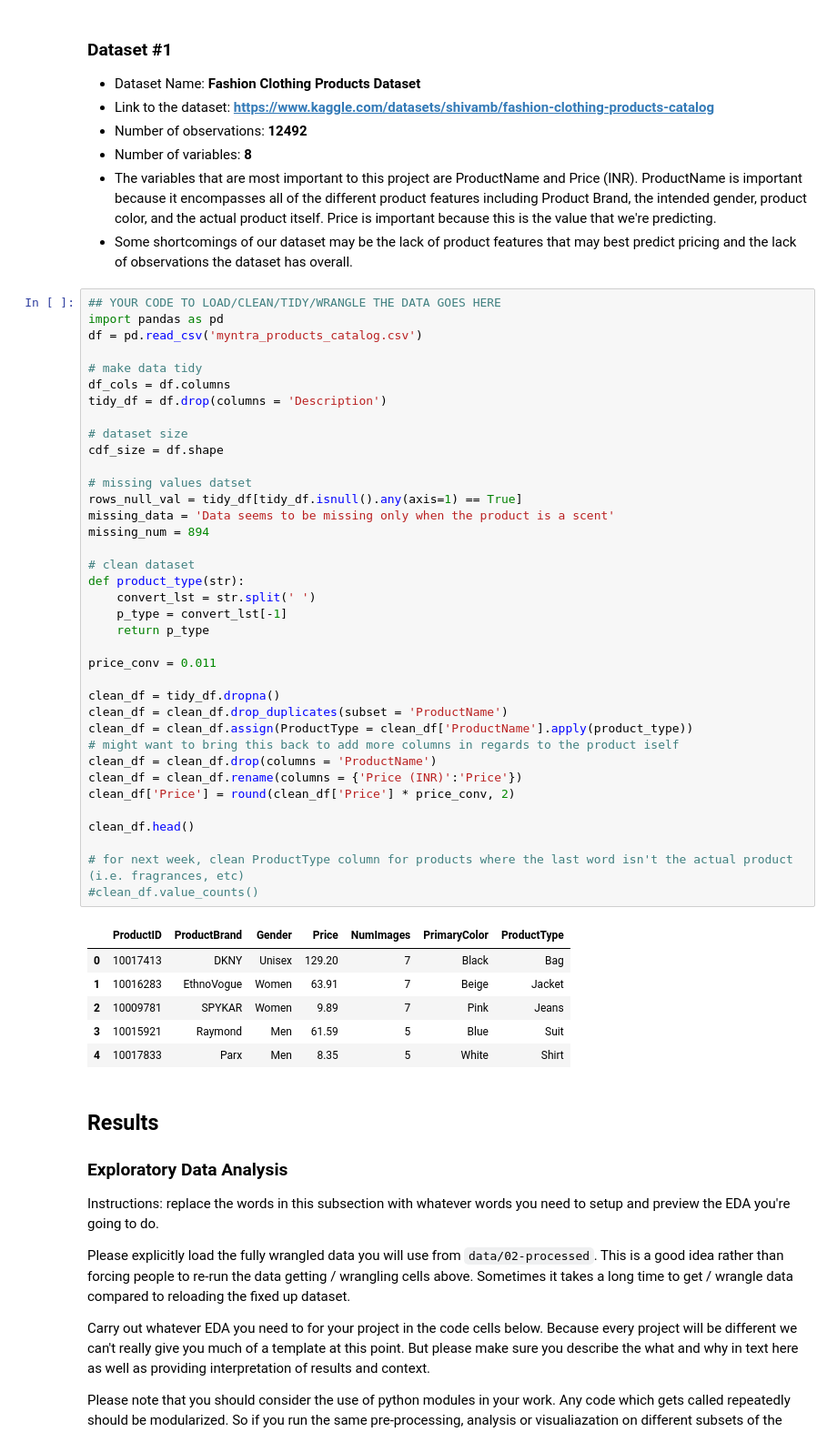
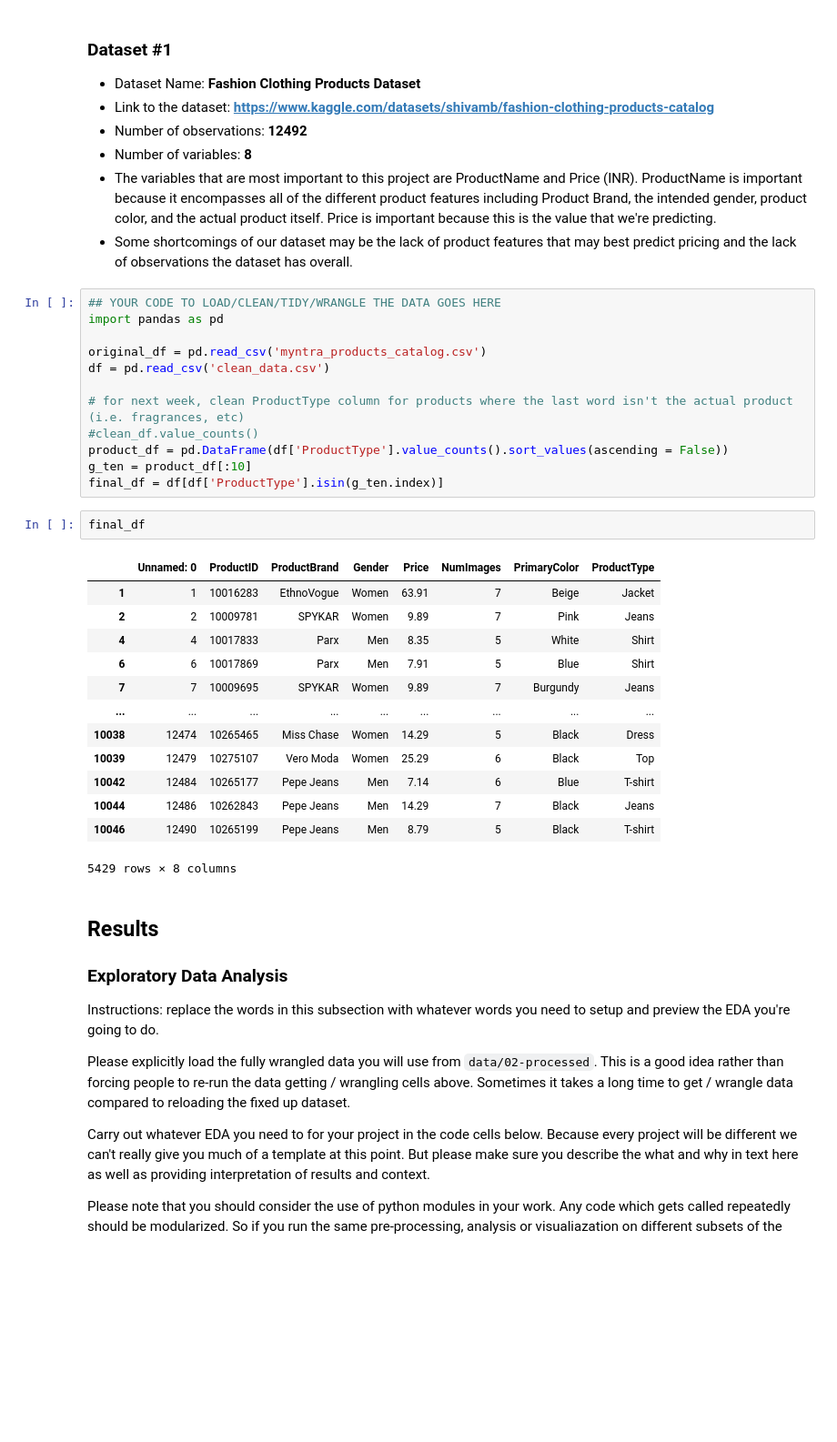
Before and after one commit to COGS108/Group034_WI26, a Jupyter notebook: 02-EDACheckpoint.ipynb, the cells around one changed output. Shown at 91% size. Saved outputs shown, nothing was run; the diff lists cells and outputs as text; blank space fills up the shorter version.

Commit message:
final cleaning/wrangling

```diff
--- a/02-EDACheckpoint.ipynb
+++ b/02-EDACheckpoint.ipynb
@@ -123,50 +123,34 @@ get_data.get_raw(datafiles,destination_directory='data/00-raw/')
   - Number of variables: <b>8</b>
   - The variables that are most important to this project are ProductName and Price (INR). ProductName is important because it encompasses all of the different product features including Product Brand, the intended gender, product color, and the actual product itself. Price is important because this is the value that we're predicting.
   - Some shortcomings of our dataset may be the lack of product features that may best predict pricing and the lack of observations the dataset has overall.
-# %%
-## YOUR CODE TO LOAD/CLEAN/TIDY/WRANGLE THE DATA GOES HERE
-import pandas as pd
-df = pd.read_csv('myntra_products_catalog.csv')
-
-# make data tidy
-df_cols = df.columns
-tidy_df = df.drop(columns = 'Description')
-
-# dataset size
-cdf_size = df.shape
-
-# missing values datset
-rows_null_val = tidy_df[tidy_df.isnull().any(axis=1) == True]
-missing_data = 'Data seems to be missing only when the product is a scent'
-missing_num = 894
-
-# clean dataset
-def product_type(str):
-    convert_lst = str.split(' ')
-    p_type = convert_lst[-1]
-    return p_type
-
-price_conv = 0.011
-
-clean_df = tidy_df.dropna()
-clean_df = clean_df.drop_duplicates(subset = 'ProductName')
-clean_df = clean_df.assign(ProductType = clean_df['ProductName'].apply(product_type))
-# might want to bring this back to add more columns in regards to the product iself
-clean_df = clean_df.drop(columns = 'ProductName')
-clean_df = clean_df.rename(columns = {'Price (INR)':'Price'})
-clean_df['Price'] = round(clean_df['Price'] * price_conv, 2)
-
-clean_df.head()
-
-# for next week, clean ProductType column for products where the last word isn't the actual product (i.e. fragrances, etc)
-#clean_df.value_counts()
-# %% [output]
-|  | ProductID | ProductBrand | Gender | Price | NumImages | PrimaryColor | ProductType |
-| 0 | 10017413 | DKNY | Unisex | 129.20 | 7 | Black | Bag |
-| 1 | 10016283 | EthnoVogue | Women | 63.91 | 7 | Beige | Jacket |
-| 2 | 10009781 | SPYKAR | Women | 9.89 | 7 | Pink | Jeans |
-| 3 | 10015921 | Raymond | Men | 61.59 | 5 | Blue | Suit |
-| 4 | 10017833 | Parx | Men | 8.35 | 5 | White | Shirt |
+# %%
+## YOUR CODE TO LOAD/CLEAN/TIDY/WRANGLE THE DATA GOES HERE
+import pandas as pd
+
+original_df = pd.read_csv('myntra_products_catalog.csv')
+df = pd.read_csv('clean_data.csv')
+
+# for next week, clean ProductType column for products where the last word isn't the actual product (i.e. fragrances, etc)
+#clean_df.value_counts()
+product_df = pd.DataFrame(df['ProductType'].value_counts().sort_values(ascending = False))
+g_ten = product_df[:10]
+final_df = df[df['ProductType'].isin(g_ten.index)]
+# %%
+final_df
+# %% [output]
+|  | Unnamed: 0 | ProductID | ProductBrand | Gender | Price | NumImages | PrimaryColor | ProductType |
+| 1 | 1 | 10016283 | EthnoVogue | Women | 63.91 | 7 | Beige | Jacket |
+| 2 | 2 | 10009781 | SPYKAR | Women | 9.89 | 7 | Pink | Jeans |
+| 4 | 4 | 10017833 | Parx | Men | 8.35 | 5 | White | Shirt |
+| 6 | 6 | 10017869 | Parx | Men | 7.91 | 5 | Blue | Shirt |
+| 7 | 7 | 10009695 | SPYKAR | Women | 9.89 | 7 | Burgundy | Jeans |
+| ... | ... | ... | ... | ... | ... | ... | ... | ... |
+| 10038 | 12474 | 10265465 | Miss Chase | Women | 14.29 | 5 | Black | Dress |
+| 10039 | 12479 | 10275107 | Vero Moda | Women | 25.29 | 6 | Black | Top |
+| 10042 | 12484 | 10265177 | Pepe Jeans | Men | 7.14 | 6 | Blue | T-shirt |
+| 10044 | 12486 | 10262843 | Pepe Jeans | Men | 14.29 | 7 | Black | Jeans |
+| 10046 | 12490 | 10265199 | Pepe Jeans | Men | 8.79 | 5 | Black | T-shirt |
+5429 rows × 8 columns
 # %% [markdown]
 ## Results
 
```
